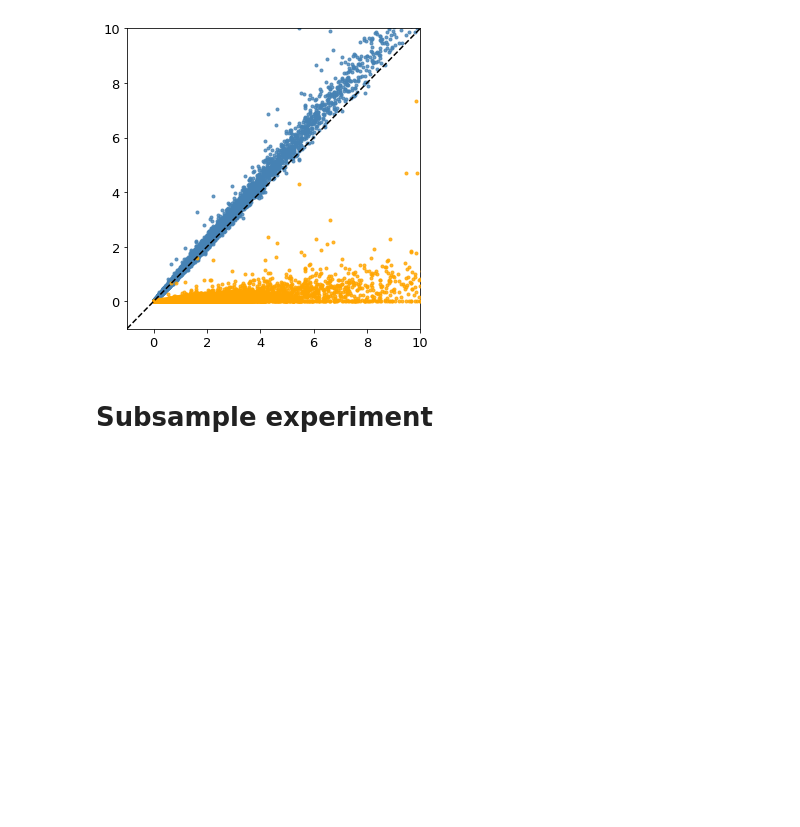
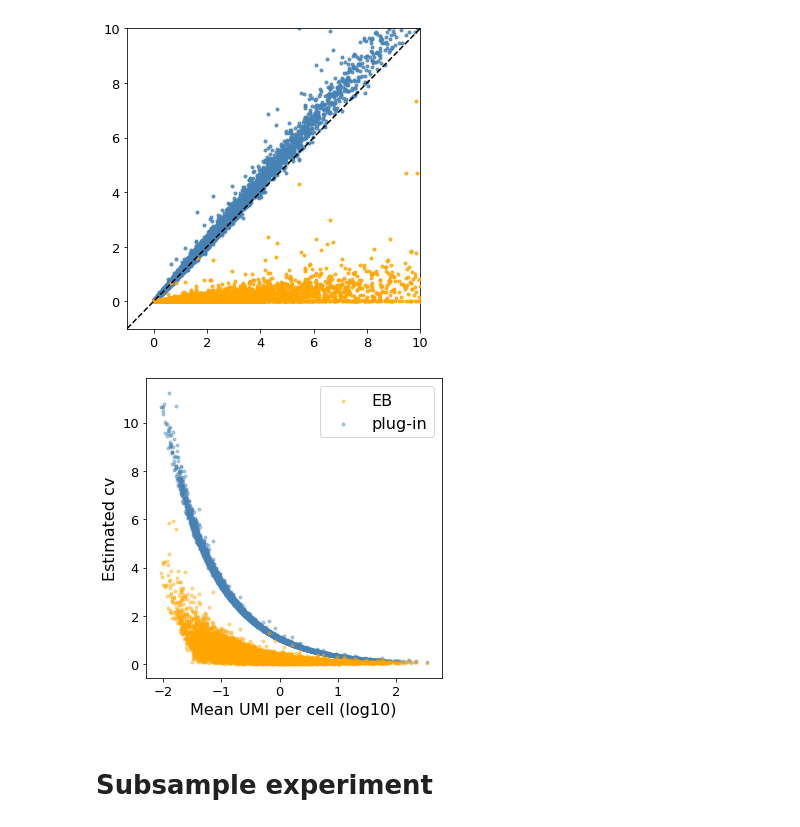
Before and after one commit to martinjzhang/single_cell_eb, a Jupyter notebook: experiments/figure_ercc.ipynb, the cells around one changed output. Cells and saved outputs as stored; diff of their text form; code cells hidden in the pictures; blank space fills up the shorter version.

```diff
--- a/experiments/figure_ercc.ipynb
+++ b/experiments/figure_ercc.ipynb
@@ -257,6 +253,31 @@ plt.savefig(output_folder+'/var_10.pdf')
 plt.show()
 # %% [output]
 [figure]
+# %%
+# cv Klein
+size_factor = sd.dd_size_factor(data_klein,verbose=False)
+M_ml,M_dd = sd.dd_1d_moment(data_klein,verbose=False,size_factor=size_factor)
+var_dd = sd.M_to_var(M_dd)
+var_ml = sd.M_to_var(M_ml)
+cv_dd = sd.M_to_cv(M_dd)
+cv_ml = sd.M_to_cv(M_ml)
+x_val = np.log10(M_dd[0])[var_dd>1e-8]
+y_val = (cv_dd[var_dd>1e-8])
+y_val_ml = (cv_ml[var_dd>1e-8])
+plt.figure(figsize=[5,5])
+plt.scatter(x_val, y_val, color='orange', alpha=0.4, marker='.', label='EB', zorder=10)
+plt.scatter(x_val, y_val_ml, color='steelblue', alpha=0.4, marker='.', label='plug-in')
+x_min, x_max = plt.xlim()
+y_min, y_max = plt.ylim()
+plt.xlabel('Mean UMI per cell (log10)', fontsize=16)
+plt.ylabel('Estimated cv', fontsize=16)
+plt.legend(fontsize=16)
+plt.tight_layout()
+plt.savefig(output_folder+'/cv.png')
+plt.savefig(output_folder+'/cv.pdf')
+plt.show()
+# %% [output]
+[figure, added]
 # %% [markdown]
 # Subsample experiment
 # %%
```
Also changed, not shown: parts of 9 cells of this notebook, 58 other files.
